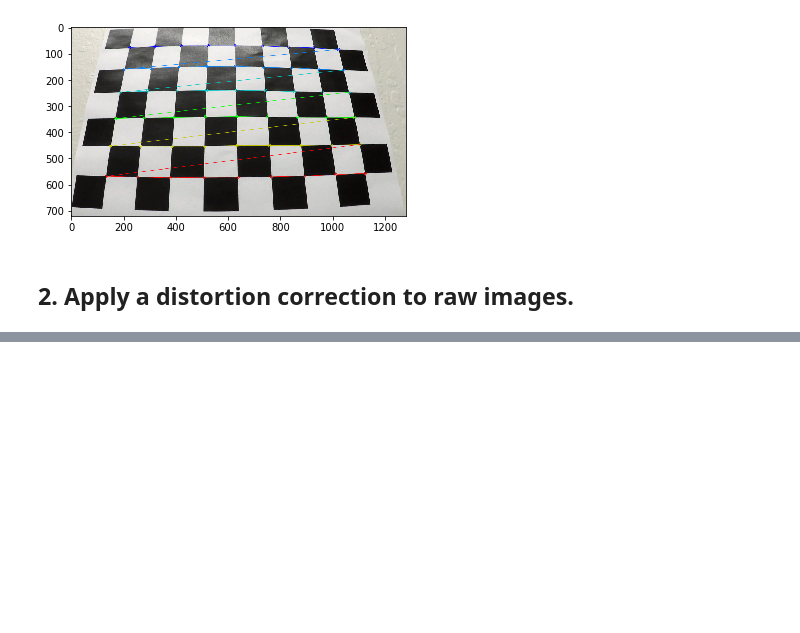
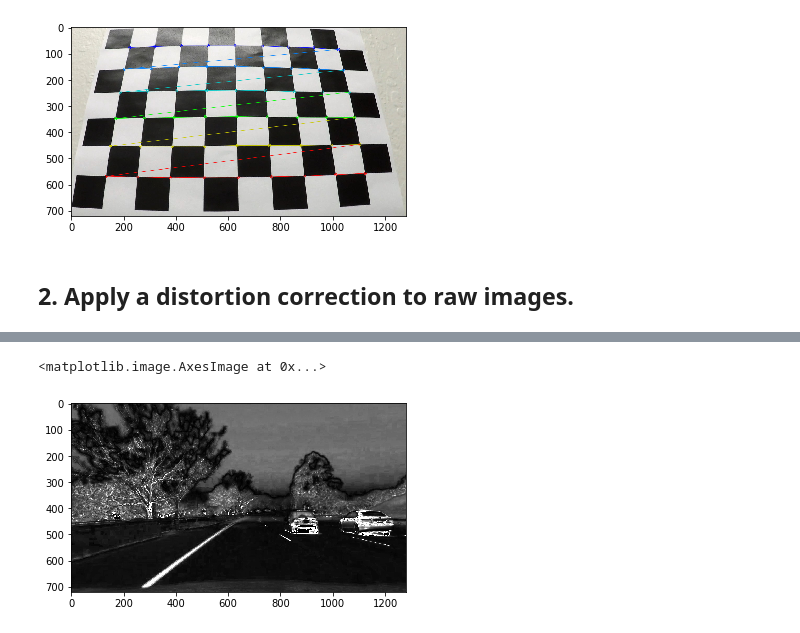
Before and after one commit to magedhassan/CarND-Advanced-Lane-Lines, a Jupyter notebook: advanced-lane-lines.ipynb, the cells around one changed output, grey strips where cells are left out. Saved outputs shown, nothing was run; the diff lists cells and outputs as text; code cells hidden in the pictures; blank space fills up the shorter version.

```diff
--- a/advanced-lane-lines.ipynb
+++ b/advanced-lane-lines.ipynb
@@ -111,0 +107,9 @@ Text(0.5,1,'undistorted image')
+# %%
+# Convert to HLS color space and separate the S channel
+# Note: img is the undistorted image
+hls = cv2.cvtColor(im, cv2.COLOR_RGB2HLS)
+s_channel = hls[:,:,2]
+plt.imshow(s_channel, cmap='gray')
+# %% [output]
+<matplotlib.image.AxesImage at 0x...>
+[figure, added]
```
Also changed, not shown: parts of 14 cells of this notebook.
